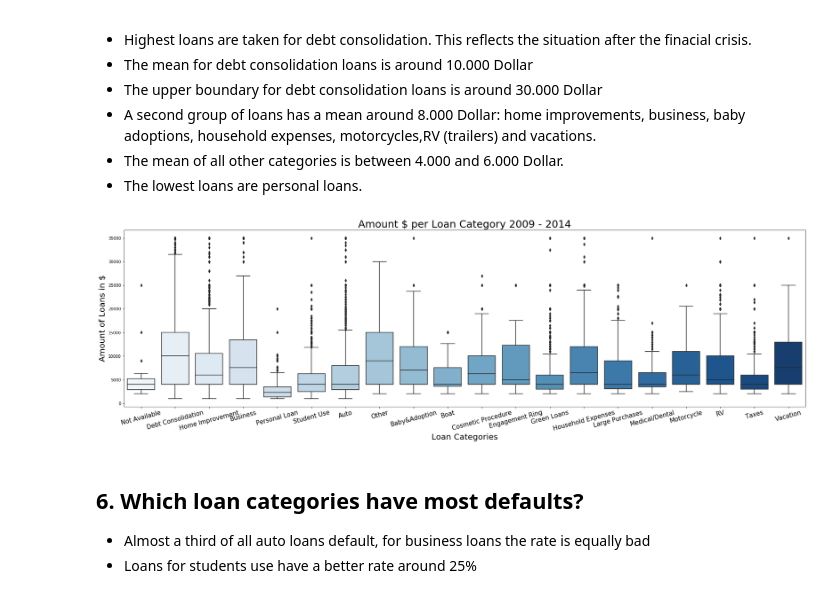
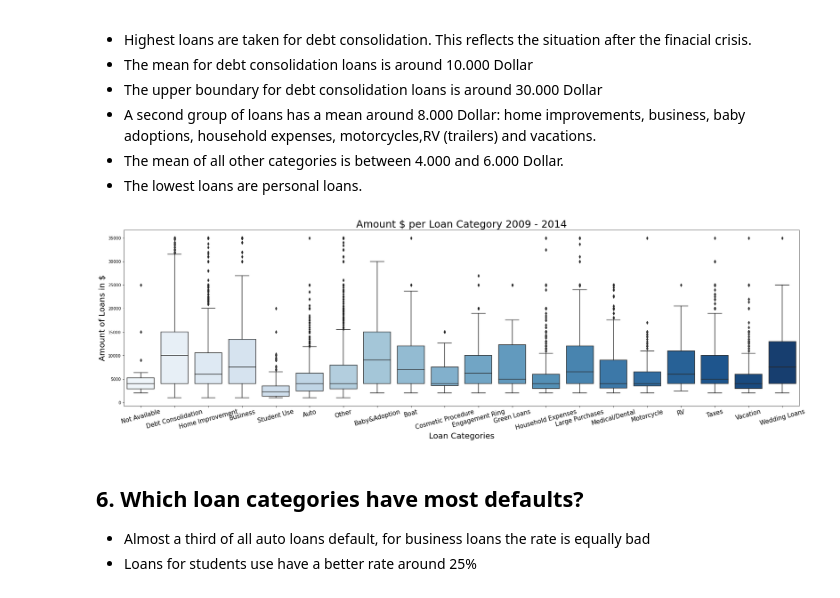
Before and after one commit to claudia-chehade/prosper, a Jupyter notebook: explaination_prosper.ipynb, the cells around one changed output. Cells and saved outputs as stored; diff of their text form; code cells hidden in the pictures.

```diff
--- a/explaination_prosper.ipynb
+++ b/explaination_prosper.ipynb
@@ -241,12 +250,20 @@ plt.legend(loc='upper left',fontsize=20, title='Ratings', title_fontsize=25);
 
 - Over 50.000 loans are given for debt consolidation, that is the most common reason fpr taking a loan.
 - Around 9.000 loans are taken for bying cars, over 6.000 for home improvements, 5.000 for business purposes and around 2.000 for students needs.
+# %%
+def get_existing_categories_subset(df_data, listing_categories):
+    arr_categories = df_data['ListingCategory (numeric)'].unique()
+    arr_categories.sort()
+    listing_categories_subset = [listing_categories[i] for i in arr_categories]
+    return listing_categories_subset
+
+listing_categories_subset = get_existing_categories_subset(df_loan_2009, listing_categories)
 # %%
 plt.figure(figsize = [10, 5]);
 cp = sb.countplot(data=df_loan_2009,
                   x='ListingCategory (numeric)',
                   palette=sb.color_palette("Blues", 20));
-cp.set_xticklabels(listing_categories);
+cp.set_xticklabels(listing_categories_subset);
 plt.xticks(rotation=80);
 cp.set_xlabel('Loan Categories')
 cp.set_title('Loan Categories Distribution 2009 - 2014');
@@ -325,12 +342,14 @@ def plot_loan_amounts(df_data, xticklabels, title):
 - A second group of loans has a mean around 8.000 Dollar: home improvements, business, baby adoptions, household expenses, motorcycles,RV (trailers) and vacations.
 - The mean of all other categories is between 4.000 and 6.000 Dollar.
 - The lowest loans are personal loans.
+# %%
+listing_categories_subset = get_existing_categories_subset(df_loan_2009, listing_categories)
 # %%
 plot_loan_amounts(df_loan_2009,
-                 listing_categories,
+                 listing_categories_subset,
                  'Amount $ per Loan Category 2009 - 2014')
 # %% [output]
-[figure, old version]
+[figure, new version]
 # %% [markdown]
 <a id='loan_categories_defaults'></a>
 ## 6. Which loan categories have most defaults?
```
Also changed, not shown: parts of 7 cells of this notebook, 1 other file.
